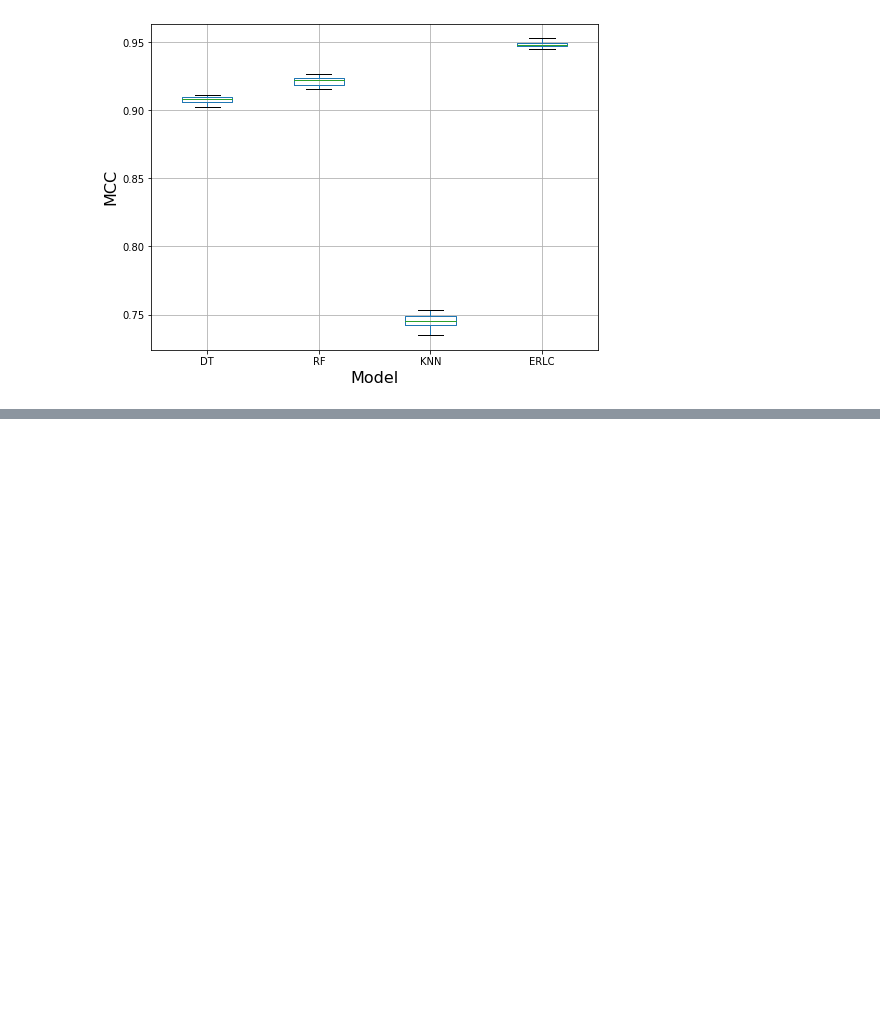
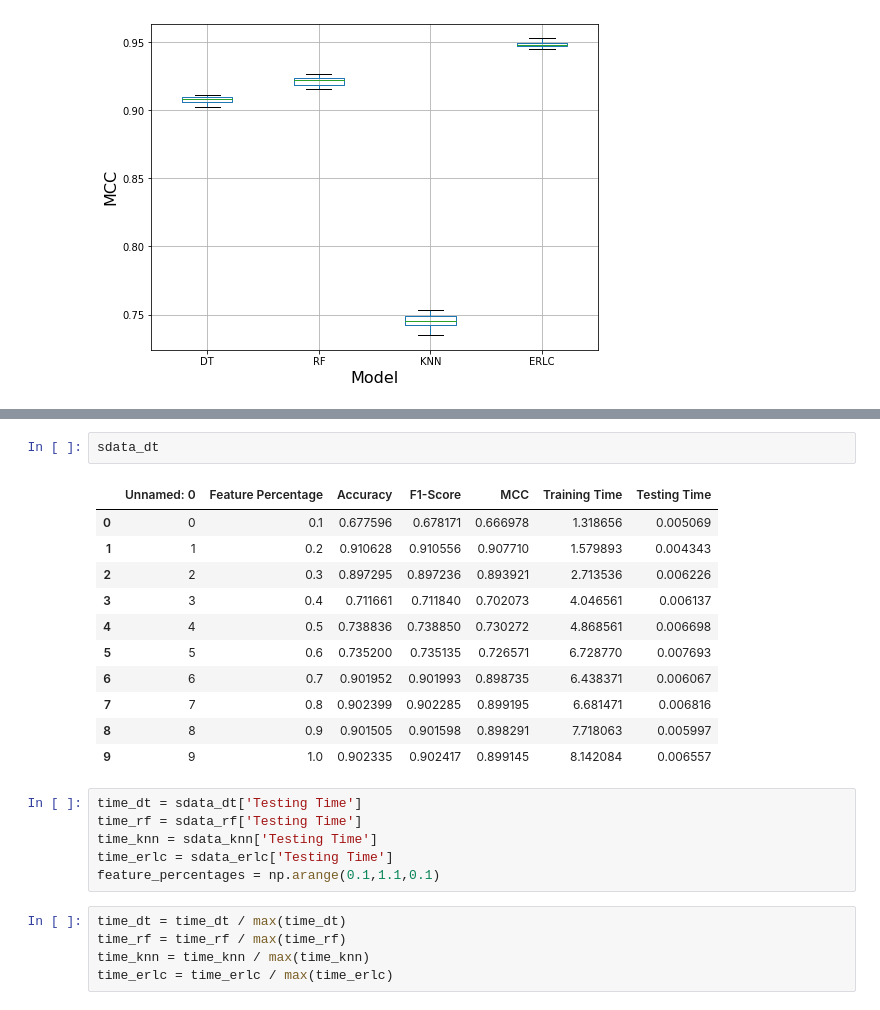
Before and after one commit to jsakhnin/multiclass_IDS_smartgrid, a Jupyter notebook: result_processing.ipynb, the cells around one changed output, grey strips where cells are left out. Cells and saved outputs as stored; diff of their text form; blank space fills up the shorter version.

```diff
--- a/result_processing.ipynb
+++ b/result_processing.ipynb
@@ -189,0 +197,25 @@ plt.savefig("output/figures/cv_mcc.pdf")
+# %%
+sdata_dt
+# %% [output]
+|  | Unnamed: 0 | Feature Percentage | Accuracy | F1-Score | MCC | Training Time | Testing Time |
+| 0 | 0 | 0.1 | 0.677596 | 0.678171 | 0.666978 | 1.318656 | 0.005069 |
+| 1 | 1 | 0.2 | 0.910628 | 0.910556 | 0.907710 | 1.579893 | 0.004343 |
+| 2 | 2 | 0.3 | 0.897295 | 0.897236 | 0.893921 | 2.713536 | 0.006226 |
+| 3 | 3 | 0.4 | 0.711661 | 0.711840 | 0.702073 | 4.046561 | 0.006137 |
+| 4 | 4 | 0.5 | 0.738836 | 0.738850 | 0.730272 | 4.868561 | 0.006698 |
+| 5 | 5 | 0.6 | 0.735200 | 0.735135 | 0.726571 | 6.728770 | 0.007693 |
+| 6 | 6 | 0.7 | 0.901952 | 0.901993 | 0.898735 | 6.438371 | 0.006067 |
+| 7 | 7 | 0.8 | 0.902399 | 0.902285 | 0.899195 | 6.681471 | 0.006816 |
+| 8 | 8 | 0.9 | 0.901505 | 0.901598 | 0.898291 | 7.718063 | 0.005997 |
+| 9 | 9 | 1.0 | 0.902335 | 0.902417 | 0.899145 | 8.142084 | 0.006557 |
+# %%
+time_dt = sdata_dt['Testing Time']
+time_rf = sdata_rf['Testing Time']
+time_knn = sdata_knn['Testing Time']
+time_erlc = sdata_erlc['Testing Time']
+feature_percentages = np.arange(0.1,1.1,0.1)
+# %%
+time_dt = time_dt / max(time_dt)
+time_rf = time_rf / max(time_rf)
+time_knn = time_knn / max(time_knn)
+time_erlc = time_erlc / max(time_erlc)
```
Also changed, not shown: parts of 7 cells of this notebook, 10 other files.
